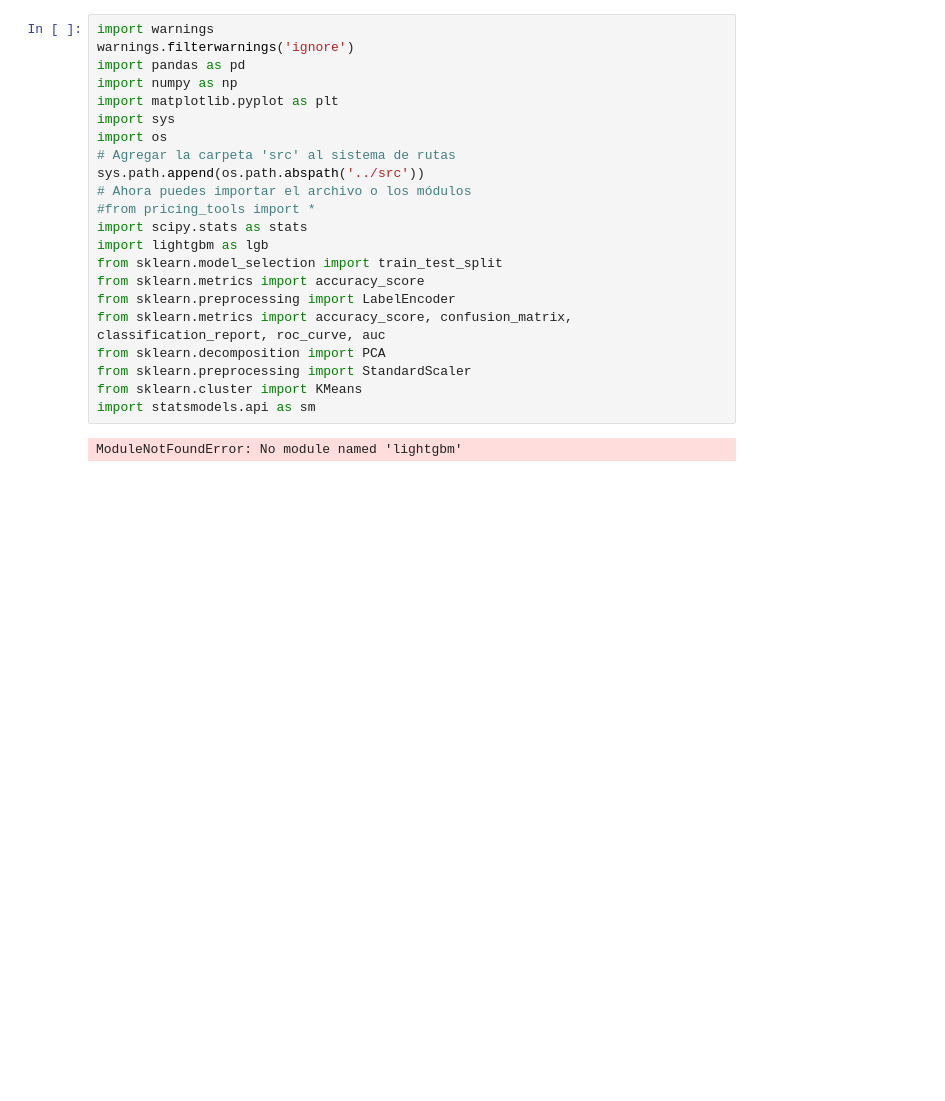
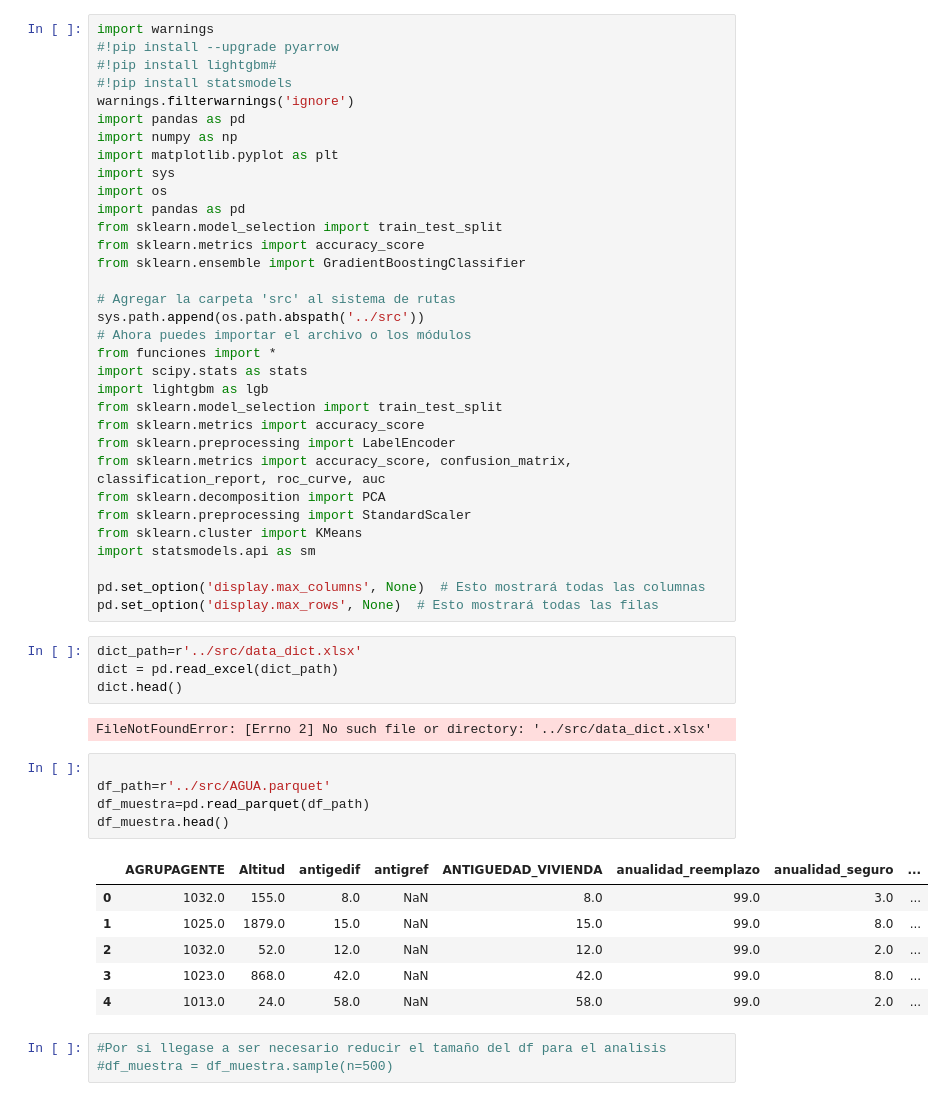
Before and after one commit to mateocivil10/pj_sa_202402, a Jupyter notebook: NOTEBOOKS/proyecto_final_pricing.ipynb, the cells around one changed output. Cells and saved outputs as stored; diff of their text form; blank space fills up the shorter version.

```diff
--- a/NOTEBOOKS/proyecto_final_pricing.ipynb
+++ b/NOTEBOOKS/proyecto_final_pricing.ipynb
@@ -1,15 +1,23 @@
 # %%
 import warnings
+#!pip install --upgrade pyarrow
+#!pip install lightgbm#
+#!pip install statsmodels
 warnings.filterwarnings('ignore')
 import pandas as pd
 import numpy as np
 import matplotlib.pyplot as plt
 import sys
 import os
+import pandas as pd
+from sklearn.model_selection import train_test_split
+from sklearn.metrics import accuracy_score
+from sklearn.ensemble import GradientBoostingClassifier
+
 # Agregar la carpeta 'src' al sistema de rutas
 sys.path.append(os.path.abspath('../src'))
 # Ahora puedes importar el archivo o los módulos
-#from pricing_tools import *
+from funciones import *
 import scipy.stats as stats
 import lightgbm as lgb
 from sklearn.model_selection import train_test_split
@@ -20,5 +28,27 @@ from sklearn.decomposition import PCA
 from sklearn.preprocessing import StandardScaler
 from sklearn.cluster import KMeans
 import statsmodels.api as sm
+
+pd.set_option('display.max_columns', None)  # Esto mostrará todas las columnas
+pd.set_option('display.max_rows', None)  # Esto mostrará todas las filas
-# %% [output]
-ModuleNotFoundError: No module named 'lightgbm'
+# %%
+dict_path=r'../src/data_dict.xlsx'
+dict = pd.read_excel(dict_path)
+dict.head()
+# %% [output]
+FileNotFoundError: [Errno 2] No such file or directory: '../src/data_dict.xlsx'
+# %%
+
+df_path=r'../src/AGUA.parquet'
+df_muestra=pd.read_parquet(df_path)
+df_muestra.head()
+# %% [output]
+|  | AGRUPAGENTE | Altitud | antigedif | antigref | ANTIGUEDAD_VIVIENDA | anualidad_reemplazo | anualidad_seguro | ... |
+| 0 | 1032.0 | 155.0 | 8.0 | NaN | 8.0 | 99.0 | 3.0 | ... |
+| 1 | 1025.0 | 1879.0 | 15.0 | NaN | 15.0 | 99.0 | 8.0 | ... |
+| 2 | 1032.0 | 52.0 | 12.0 | NaN | 12.0 | 99.0 | 2.0 | ... |
+| 3 | 1023.0 | 868.0 | 42.0 | NaN | 42.0 | 99.0 | 8.0 | ... |
+| 4 | 1013.0 | 24.0 | 58.0 | NaN | 58.0 | 99.0 | 2.0 | ... |
+# %%
+#Por si llegase a ser necesario reducir el tamaño del df para el analisis
+#df_muestra = df_muestra.sample(n=500)
```
Also changed, not shown: parts of 14 cells of this notebook, 4 other files.
